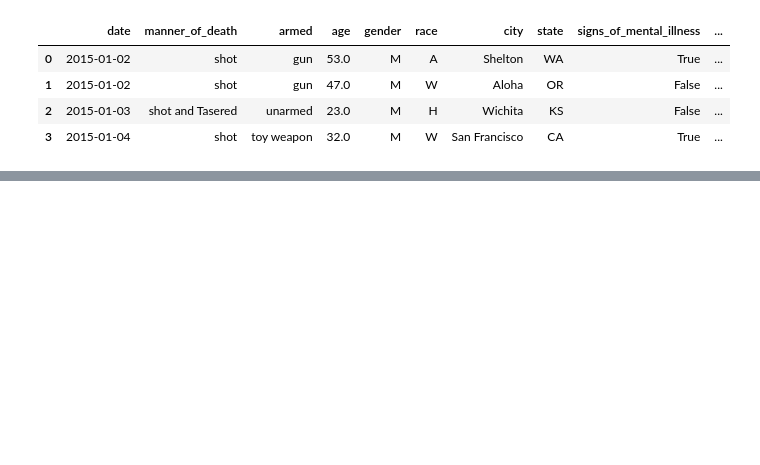
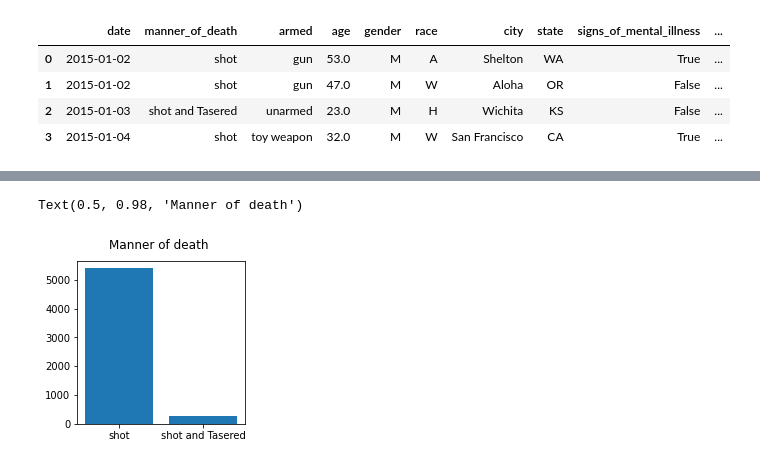
Before and after one commit to TinSlim/PoliceShootingsUSADataMining, a Jupyter notebook: Hito1.ipynb, the cells around one changed output, grey strips where cells are left out. Cells and saved outputs as stored; diff of their text form; code cells hidden in the pictures; blank space fills up the shorter version.

```diff
--- a/Hito1.ipynb
+++ b/Hito1.ipynb
@@ -60,0 +202,10 @@ data.head(4)
+# %%
+manner_of_death = datos.groupby('manner_of_death').size()
+manner_of_death = manner_of_death.to_dict()
+
+fig, axs = plt.subplots(1, 1, figsize=(3, 3), sharey=True)
+axs.bar(manner_of_death.keys(),manner_of_death.values())
+fig.suptitle('Manner of death')
+# %% [output]
+Text(0.5, 0.98, 'Manner of death')
+[figure, added]
```
Also changed, not shown: parts of 27 cells of this notebook.
